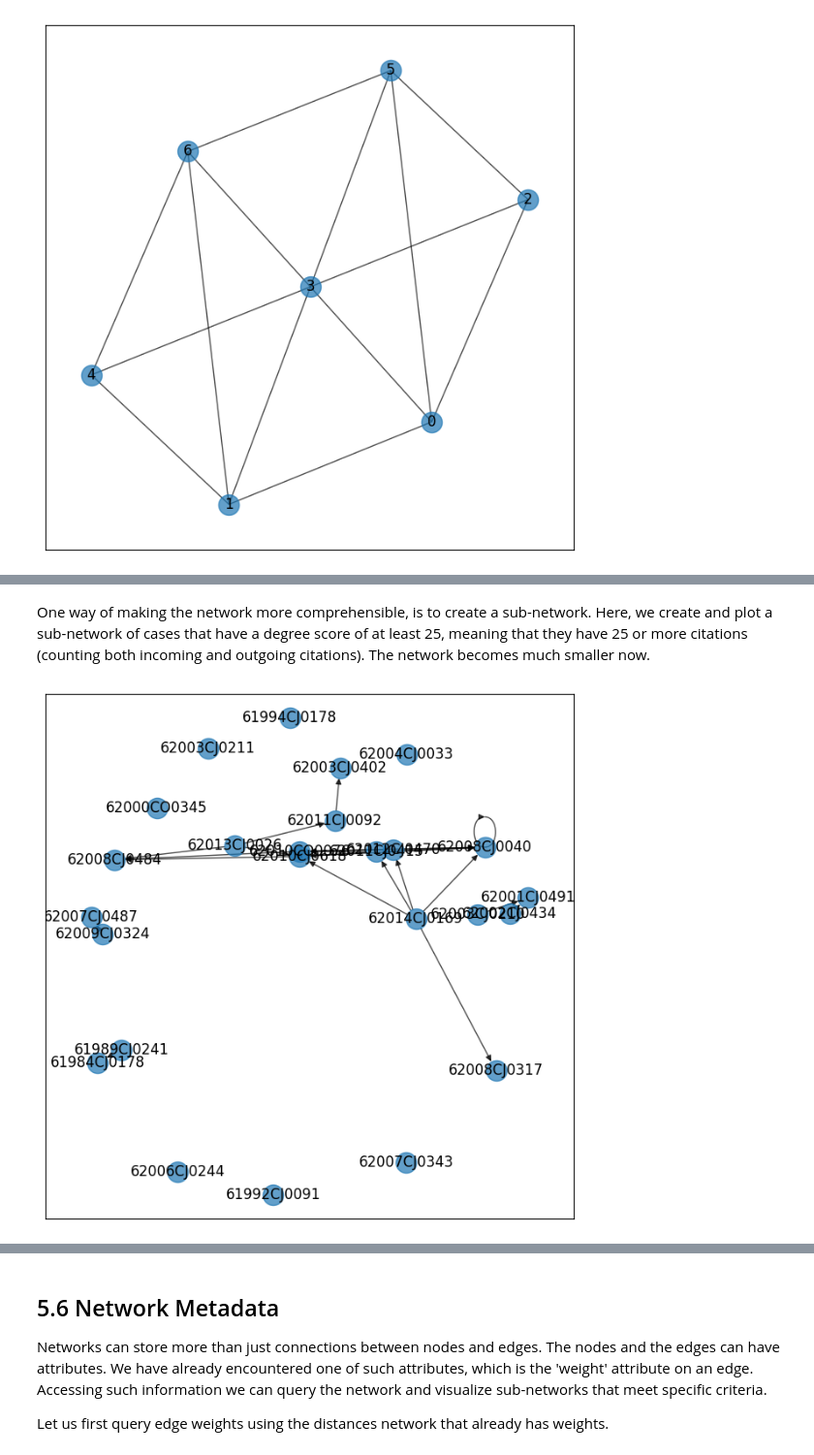
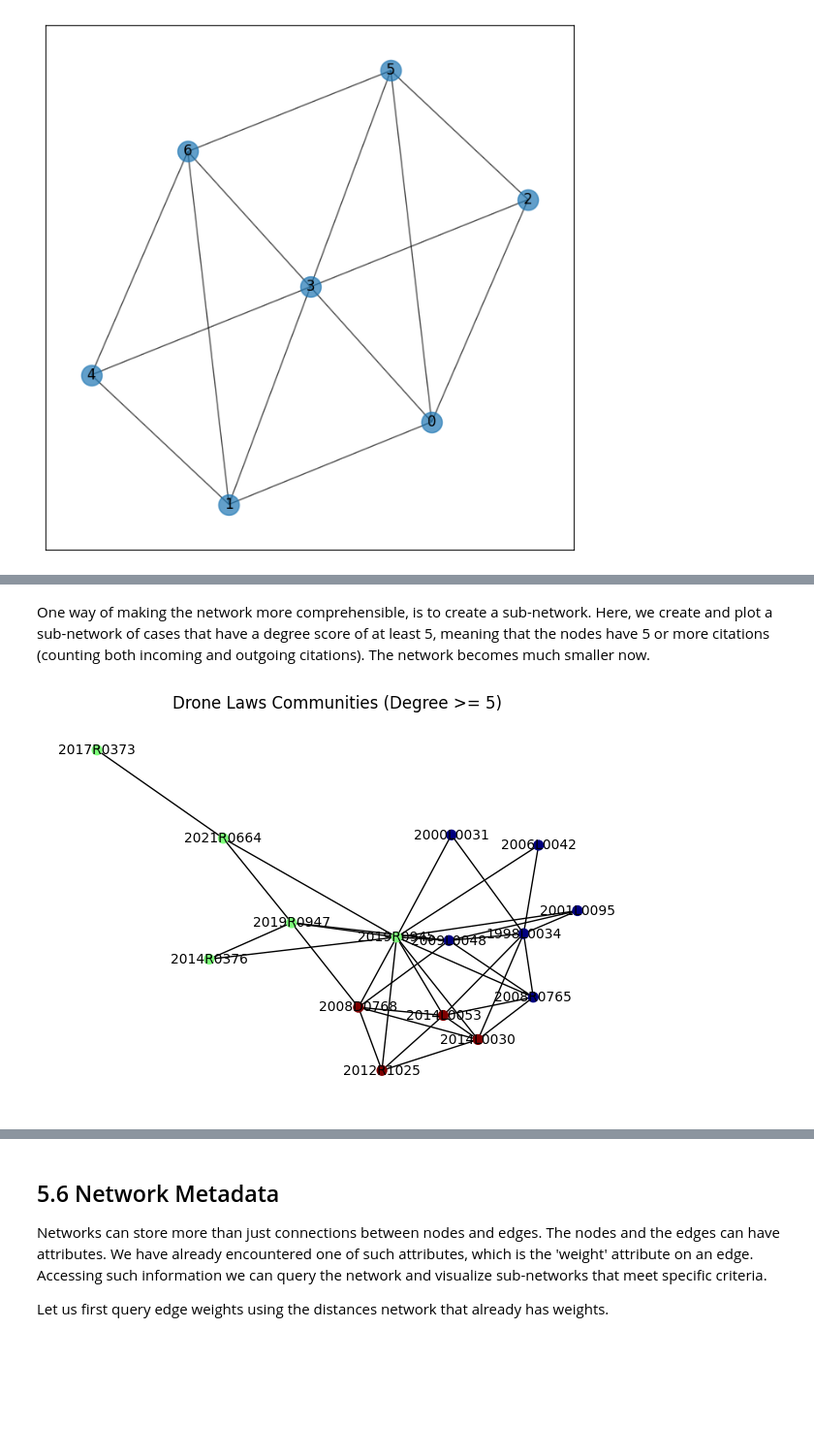
Before and after one commit to maastrichtlawtech/legalnetworkanalysis_textbook, a Jupyter notebook: Chapter_5_Data_Collection_and_Preparation.ipynb, the cells around one changed output, grey strips where cells are left out. Shown at 97% size. Cells and saved outputs as stored; diff of their text form; code cells hidden in the pictures; blank space fills up the shorter version.

```diff
--- a/Chapter_5_Data_Collection_and_Preparation.ipynb
+++ b/Chapter_5_Data_Collection_and_Preparation.ipynb
@@ -148,9 +185,49 @@ nx.draw_networkx_edges(g_consprot, pos=pos, edge_color="black", alpha=0.5);
 # %% [markdown]
-One way of making the network more comprehensible, is to create a sub-network. Here, we create and plot a sub-network of cases that have a degree score of at least 25, meaning that they have 25 or more citations (counting both incoming and outgoing citations). The network becomes much smaller now.
+One way of making the network more comprehensible, is to create a sub-network. Here, we create and plot a sub-network of cases that have a degree score of at least 5, meaning that the nodes have 5 or more citations (counting both incoming and outgoing citations). The network becomes much smaller now.
 # %%
-node_degree_dict=nx.degree(g_consprot)
-g_consprot2=nx.subgraph(g_consprot,[x for x in g_consprot.nodes() if node_degree_dict[x]>=25])
-draw_spring(g_consprot2)
+# Load the JSON data
+with open("data/drone_laws/g_dronelaws_2.json") as f:
+    data = json.load(f)
+
+# Create a directed graph from the data
+g_dag = nx.DiGraph()
+
+# Add nodes
+for node in data['nodes']:
+    g_dag.add_node(node['id'])
+
+# Add edges
+for link in data['links']:
+    g_dag.add_edge(link['source'], link['target'])
+
+# Filter nodes with degree 5 or higher
+high_degree_nodes = [node for node, degree in dict(g_dag.degree()).items() if degree >= 5]
+g_dag_filtered = g_dag.subgraph(high_degree_nodes).copy()
+
+# Convert to undirected graph for community detection
+g_undirected_filtered = g_dag_filtered.to_undirected()
+
+# Detect communities using the greedy modularity method
+communities = community.greedy_modularity_communities(g_undirected_filtered)
+
+# Create a color map for the communities
+color_map = {}
+for i, comm in enumerate(communities):
+    for node in comm:
+        color_map[node] = i
+
+# Draw the graph
+plt.figure(figsize=(6, 4))
+pos = nx.spring_layout(g_undirected_filtered)  # positions for all nodes
+
+# Draw nodes with colors based on their community
+node_colors = [color_map[node] for node in g_undirected_filtered.nodes()]
+nx.draw(g_undirected_filtered, pos, with_labels=True, node_color=node_colors,
+        node_size=50, font_size=10, cmap=plt.cm.jet)
+
+# Show the plot
+plt.title("Drone Laws Communities (Degree >= 5)")
+plt.show()
 # %% [output]
-[figure, old version]
+[figure, new version]
 # %% [markdown]
```
Also changed, not shown: parts of 16 cells of this notebook, 2 other files.
